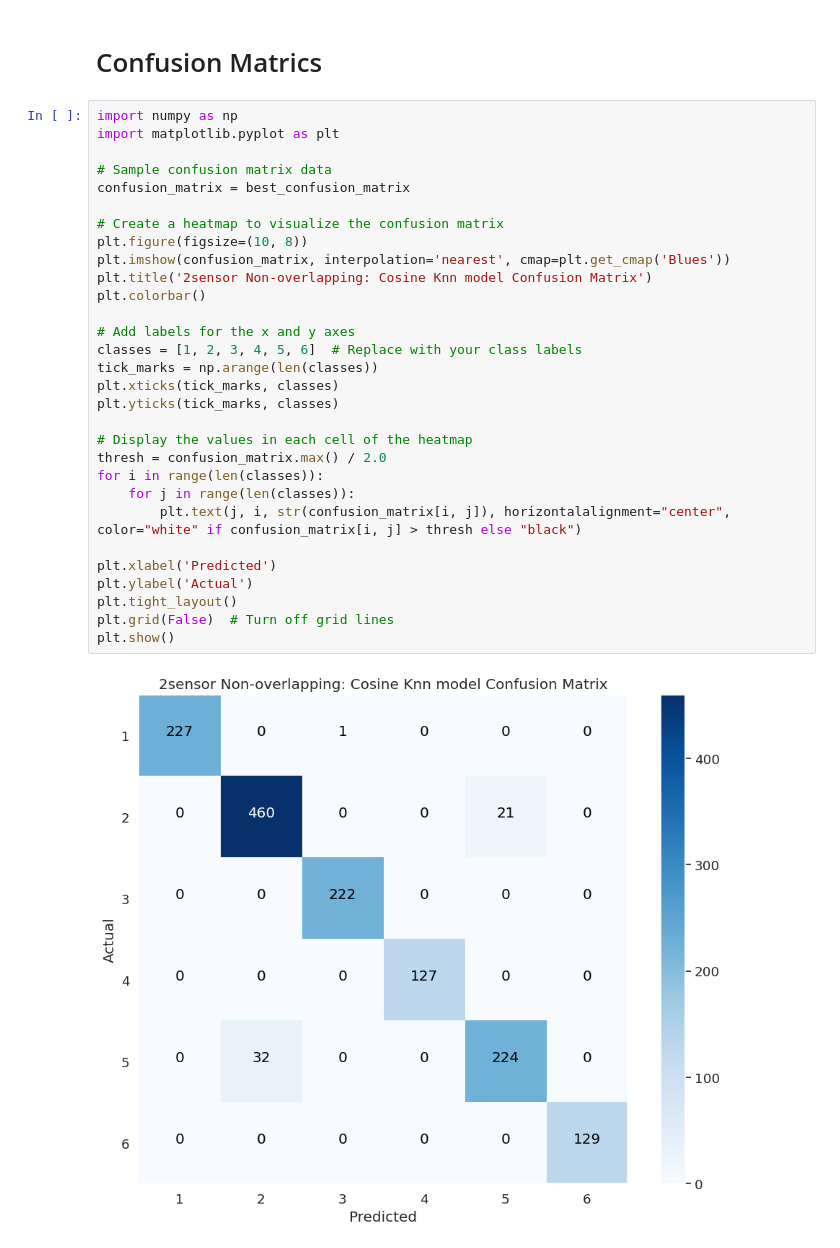
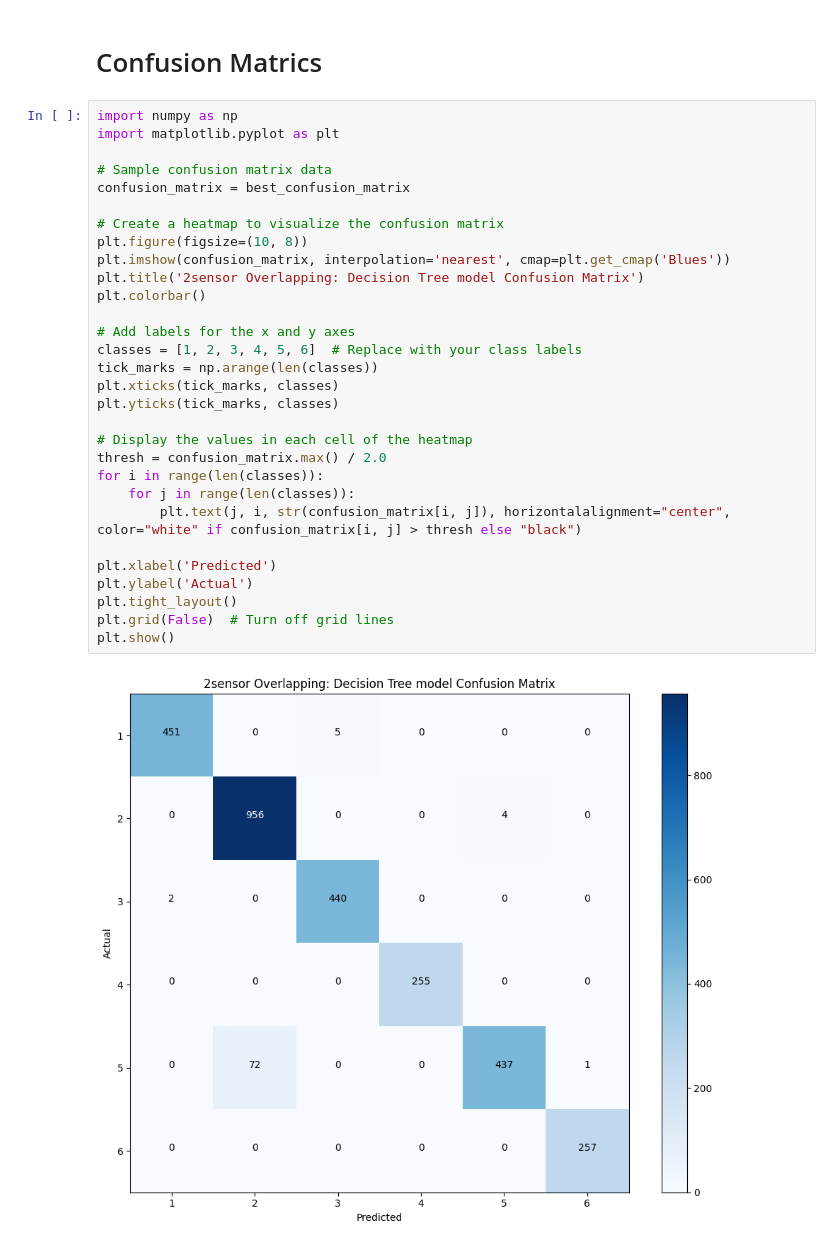
Before and after one commit to UkeshThapa/Human-Activities-recognition, a Jupyter notebook: Research_Human_activities_Recognition_TML.ipynb, the cells around one changed output. Saved outputs shown, nothing was run; the diff lists cells and outputs as text.

```diff
--- a/Research_Human_activities_Recognition_TML.ipynb
+++ b/Research_Human_activities_Recognition_TML.ipynb
@@ -399,32 +400,32 @@ plt.show()
 # %%
 import numpy as np
 import matplotlib.pyplot as plt
 
 # Sample confusion matrix data
 confusion_matrix = best_confusion_matrix
 
 # Create a heatmap to visualize the confusion matrix
 plt.figure(figsize=(10, 8))
 plt.imshow(confusion_matrix, interpolation='nearest', cmap=plt.get_cmap('Blues'))
-plt.title('2sensor Non-overlapping: Cosine Knn model Confusion Matrix')
+plt.title('2sensor Overlapping: Decision Tree model Confusion Matrix')
 plt.colorbar()
 
 # Add labels for the x and y axes
 classes = [1, 2, 3, 4, 5, 6]  # Replace with your class labels
 tick_marks = np.arange(len(classes))
 plt.xticks(tick_marks, classes)
 plt.yticks(tick_marks, classes)
 
 # Display the values in each cell of the heatmap
 thresh = confusion_matrix.max() / 2.0
 for i in range(len(classes)):
     for j in range(len(classes)):
         plt.text(j, i, str(confusion_matrix[i, j]), horizontalalignment="center", color="white" if confusion_matrix[i, j] > thresh else "black")
 
 plt.xlabel('Predicted')
 plt.ylabel('Actual')
 plt.tight_layout()
 plt.grid(False)  # Turn off grid lines
 plt.show()
 # %% [output]
-[figure, old version]
+[figure, new version]
```
Also changed, not shown: parts of 5 cells of this notebook.
